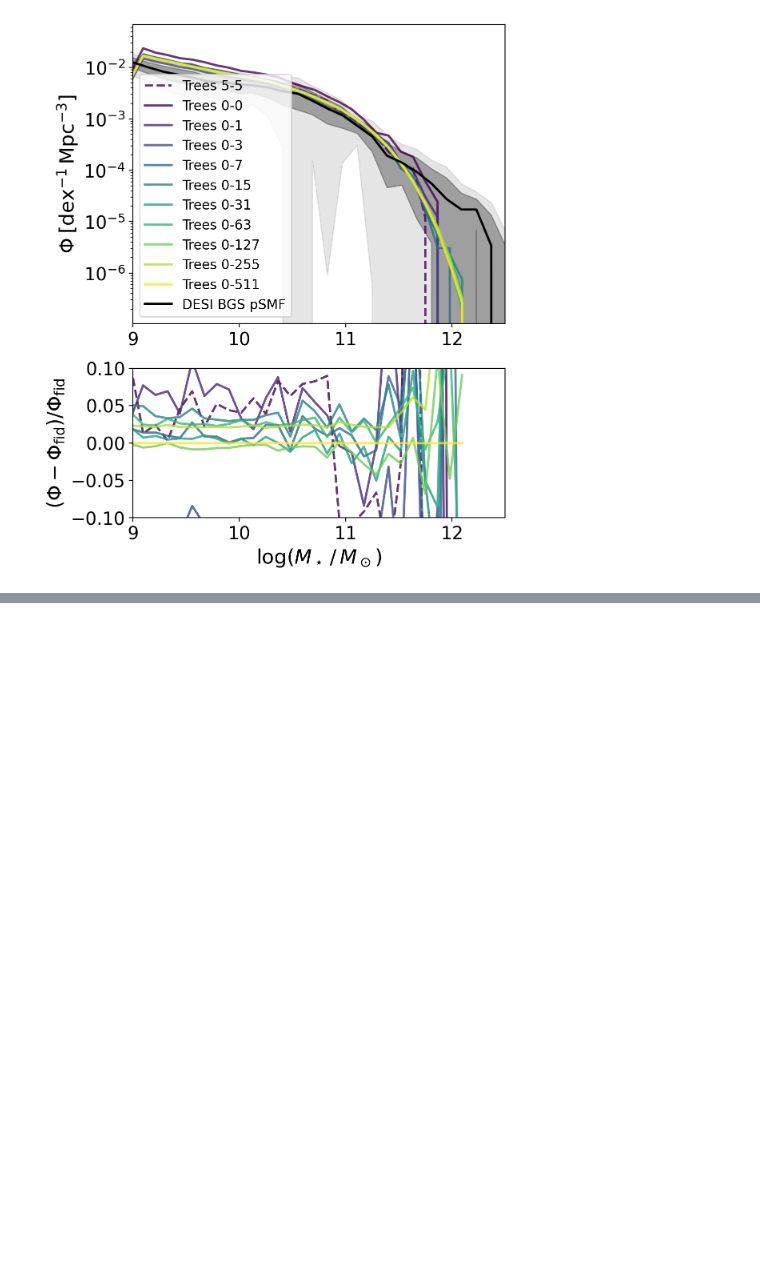
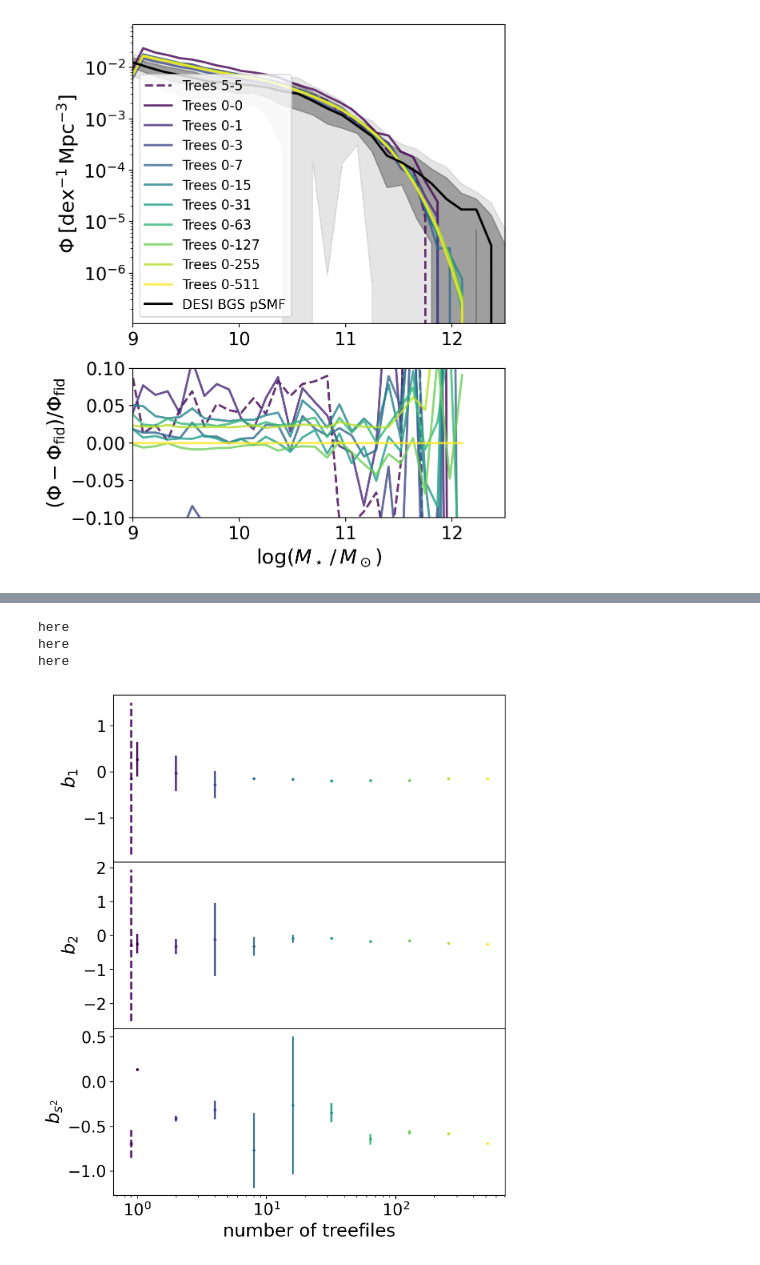
Before and after one commit to kstoreyf/biasexp-target-observable, a Jupyter notebook: notebooks/2024-08-18_lgalaxies_trees.ipynb, the cells around one changed output, grey strips where cells are left out. Saved outputs shown, nothing was run; the diff lists cells and outputs as text; code cells hidden in the pictures; blank space fills up the shorter version.

Commit message:
number of tree tests with fasttesting

```diff
--- a/notebooks/2024-08-18_lgalaxies_trees.ipynb
+++ b/notebooks/2024-08-18_lgalaxies_trees.ipynb
@@ -241,0 +379,53 @@ Trees 0-511
+# %%
+nrows, ncols = len(bias_param_names), 1
+fig, axarr = plt.subplots(nrows, ncols, figsize=(7, 3*nrows), sharex=True)
+plt.subplots_adjust(hspace=0)
+
+bp_arr = []
+Asn_arr = []
+
+bb_b1 = bias_param_names.index('b1')
+
+for i in range(b_arr.shape[0]):
+
+    for ib, bp_name in enumerate(bias_param_names):
+
+        bb = bias_param_names.index(bp_name)
+
+        bval = np.array(b_arr[i,bb])
+        n_trees = len(tree_groups[i])
+        ls = '-'
+        if tree_groups[i][0]==5 and tree_groups[i][-1]==5:
+            print("here")
+            n_trees = 0.9 # for clarity
+
+        eb = axarr[ib].errorbar(n_trees, bval,
+                            yerr=b_cov_arr[i,bb,bb],
+                            marker='o', markersize=2, color=colors[i],
+                            ls='None', alpha=0.9)
+        if tree_groups[i][0]==5 and tree_groups[i][-1]==5:
+            eb[-1][0].set_linestyle('--')
+
+        axarr[ib].set_ylabel(utils.param_label_dict[bp_name])
+
+
+handles, labels = plt.gca().get_legend_handles_labels()
+# if color_mode=='discrete':
+#     handles.extend(handles_discrete)
+#plt.legend(handles=handles, fontsize=12)
+#plt.xlim(-2, 1)
+
+# axarr[0].set_ylim(-0.5, 0.5)
+# axarr[1].set_ylim(-0.5, 0.5)
+# axarr[2].set_ylim(-0.75, -0.25)
+
+plt.xlabel('number of treefiles')
+plt.xscale('log')
+
+# if save_figs:
+#     plt.savefig(f'{plot_dir}/bps{plot_tag}{tag_bpfit}.png')
+# %% [output]
+here
+here
+here
+[figure, added]
```
Also changed, not shown: parts of 14 cells of this notebook, 4 other files.
